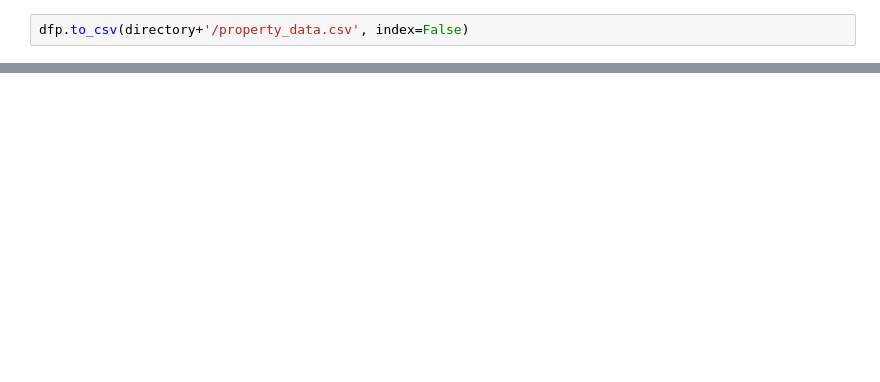
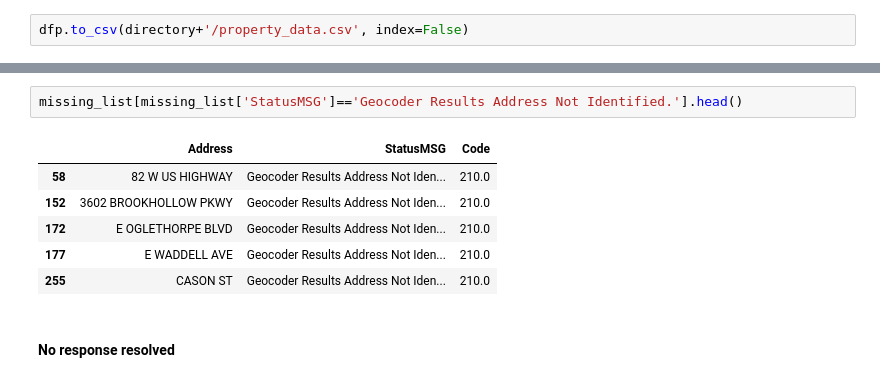
Before and after one commit to asensio-lab/albany-housing-analytics, a Jupyter notebook: property_scraper/property_data.ipynb, the cells around one changed output, grey strips where cells are left out. Saved outputs shown, nothing was run; the diff lists cells and outputs as text; blank space fills up the shorter version.

```diff
--- a/property_scraper/property_data.ipynb
+++ b/property_scraper/property_data.ipynb
@@ -105,0 +316,11 @@ len(dfp)/len(data) # about 75% of addresses have data
+# %%
+missing_list[missing_list['StatusMSG']=='Geocoder Results Address Not Identified.'].head()
+# %% [output]
+|  | Address | StatusMSG | Code |
+| 58 | 82 W US HIGHWAY | Geocoder Results Address Not Iden... | 210.0 |
+| 152 | 3602 BROOKHOLLOW PKWY | Geocoder Results Address Not Iden... | 210.0 |
+| 172 | E OGLETHORPE BLVD | Geocoder Results Address Not Iden... | 210.0 |
+| 177 | E WADDELL AVE | Geocoder Results Address Not Iden... | 210.0 |
+| 255 | CASON ST | Geocoder Results Address Not Iden... | 210.0 |
+# %% [markdown]
+#### No response resolved
```
Also changed, not shown: parts of 66 cells of this notebook, 41 other files.
